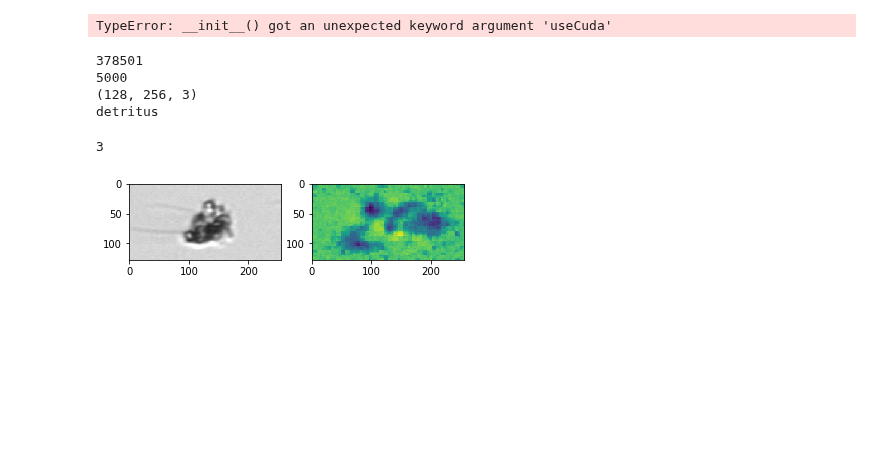
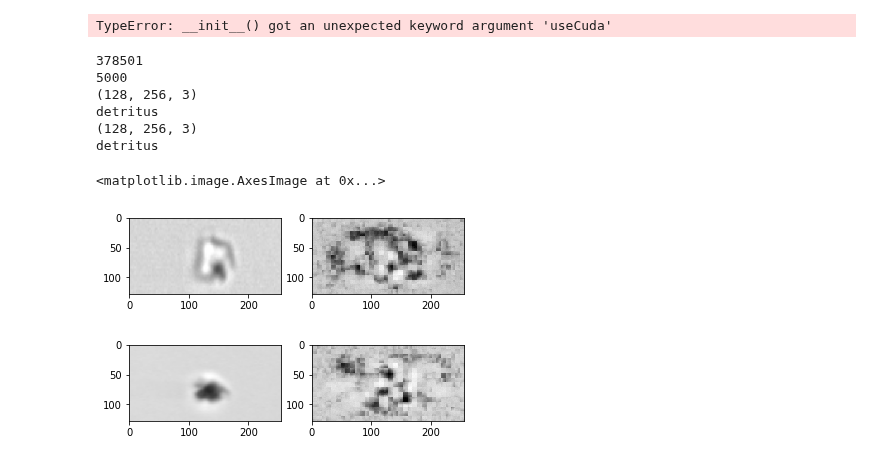
Before and after one commit to Saadmaghani/urfp-hab-plankton, a Jupyter notebook: autoencoder tester.ipynb, the cells around one changed output. Drawn from its saved outputs; the diff is of its cells as text; code cells hidden in the pictures; blank space fills up the shorter version.

```diff
--- a/autoencoder tester.ipynb
+++ b/autoencoder tester.ipynb
@@ -122,46 +122,70 @@ trainer = Trainer(HP_version = HP.version, epochs = HP.number_of_epochs, loss_fn
 model = CNN_VAE()
 
 
-path_to_statedict = "models/CNN_VAE_2.2-12.6.pth"
+path_to_statedict = "models/CNN_VAE_3.4-12.6.pth"
 
 if ".tar" in path_to_statedict:
     model = load_partial_model(model, path_to_statedict)
 else:
     model = load_full_model(model, path_to_statedict)
 
 device = torch.device("cpu")
 model.to(device)
 
 sample = model.get_sample()
 
 sample = sample.view(128, 256).data
 
 
 import random
 import matplotlib.pyplot as plt
 
-for data in testLoader:
-    inputs, label = data['image'].to(device).float(), data['label']
-    rand = random.randint(0,14)
-    img = inputs[rand]
-    lbl = label[rand]
-    img = img.reshape((1,1,128,256))
-    break
+testIter = iter(testLoader)
+data0 = next(testIter)
+inputs, label = data0['image'].to(device).float(), data0['label']
+
+rand = random.randint(0,inputs.shape[0])
+img = inputs[rand]
+lbl = label[rand]
+img = img.reshape((1,1,128,256))
 
 np_img = img[0].repeat((3,1,1)).permute(1,2,0).detach().cpu().numpy()
 
 print(np_img.shape)
 print(lbl)
 
 fig, (ax1, ax2) = plt.subplots(1,2)
 ax1.imshow(np_img, cmap="gray")
-ax2.imshow(sample)
+ax2.imshow(sample, cmap='gray')
 
-3
+
+sample = model.get_sample()
+
+sample = sample.view(128, 256).data
+
+data1 = next(testIter)
+inputs, label = data1['image'].to(device).float(), data1['label']
+
+rand = random.randint(0,inputs.shape[0]-1)
+img = inputs[rand]
+lbl = label[rand]
+img = img.reshape((1,1,128,256))
+
+np_img = img[0].repeat((3,1,1)).permute(1,2,0).detach().cpu().numpy()
+
+print(np_img.shape)
+print(lbl)
+
+fig, (ax1, ax2) = plt.subplots(1,2)
+ax1.imshow(np_img, cmap="gray")
+ax2.imshow(sample, cmap='gray')
 # %% [output]
 378501
 5000
 (128, 256, 3)
 detritus
+(128, 256, 3)
+detritus
-3
+<matplotlib.image.AxesImage at 0x...>
-[figure, old version]
+[figure, new version]
+[figure, added]
```
Also changed, not shown: parts of 1 cell of this notebook, 4 other files.
